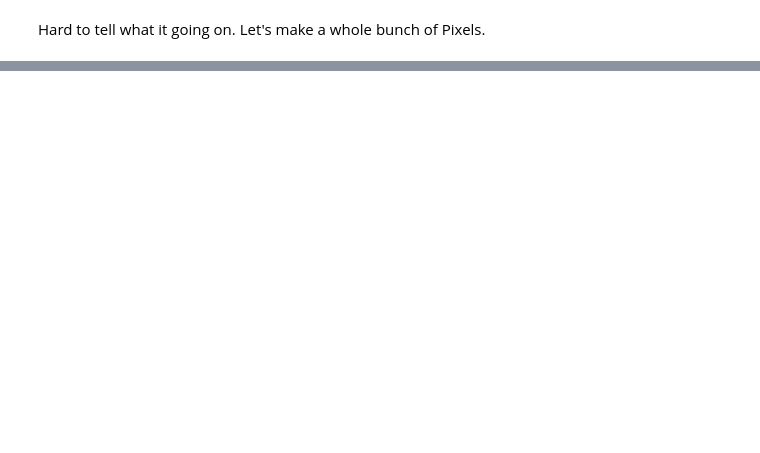
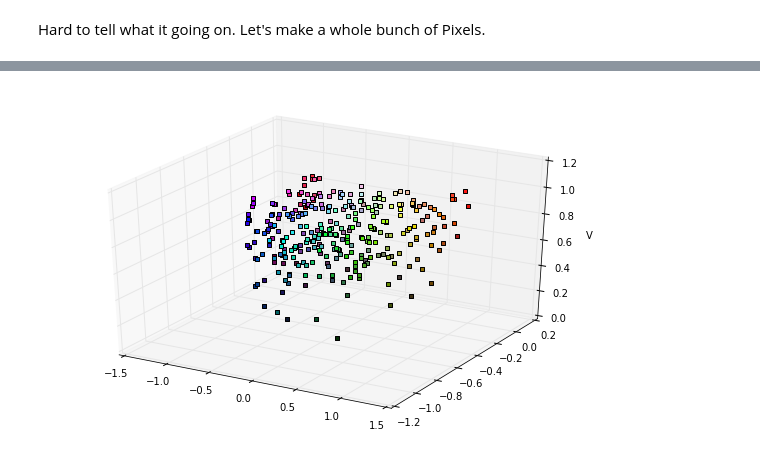
Before and after one commit to alexgustafson/BATests, a Jupyter notebook: HSV Space Visualisation.ipynb, the cells around one changed output, grey strips where cells are left out. Cells and saved outputs as stored; diff of their text form; code cells hidden in the pictures; blank space fills up the shorter version.

```diff
--- a/HSV Space Visualisation.ipynb
+++ b/HSV Space Visualisation.ipynb
@@ -124,11 +119,11 @@ plt.show()
 # %% [markdown]
 Hard to tell what it going on. Let's make a whole bunch of Pixels.
 # %%
-fig = plt.figure()
+fig = plt.figure(figsize=(10, 6))
 ax = fig.add_subplot(111, projection='3d')
 
 
-many_pixels = np.random.rand(800,3)
+many_pixels = np.random.rand(300,3)
 
 # loop through pixels array and add each pixel as item in scatter plot
 for pixel in many_pixels:
@@ -139,11 +134,9 @@ for pixel in many_pixels:
     color = pixel
     marker = ','
 
-    ax.scatter(x,y,z,c=color,marker=marker)
+    ax.scatter(x,y,z,c=color, marker=marker)
 
-ax.set_xlabel('X Label')
-ax.set_ylabel('Y Label')
-ax.set_zlabel('Z Label')
+ax.set_zlabel('V')
 
 plt.show()
 # %% [output]
@@ -151,0 +143 @@ plt.show()
+[figure, added]
```
Also changed, not shown: parts of 9 cells of this notebook.
